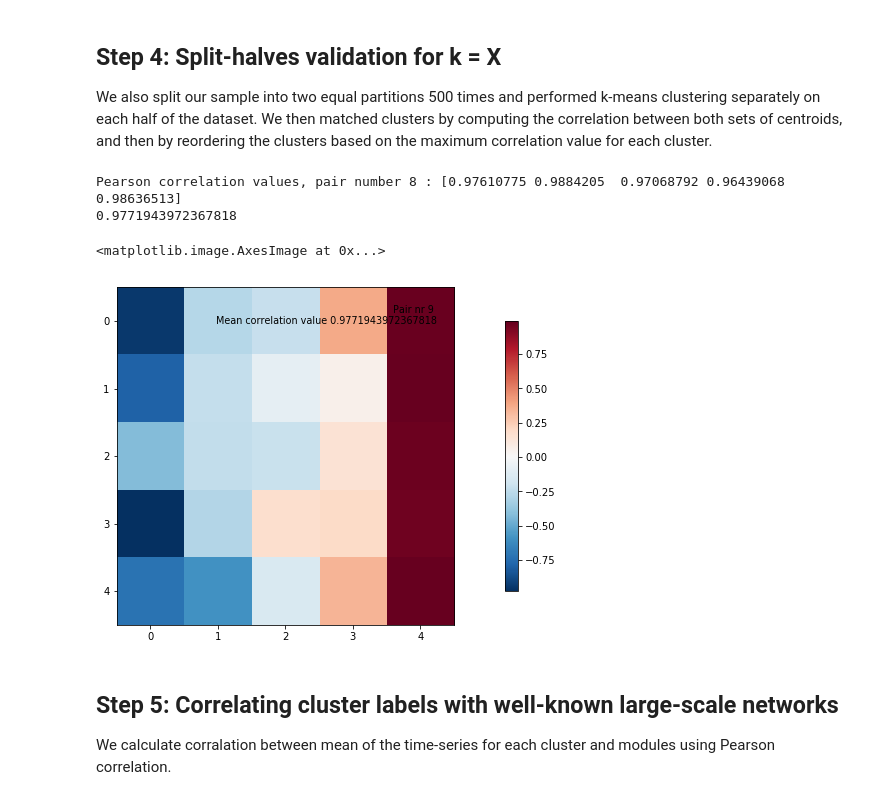
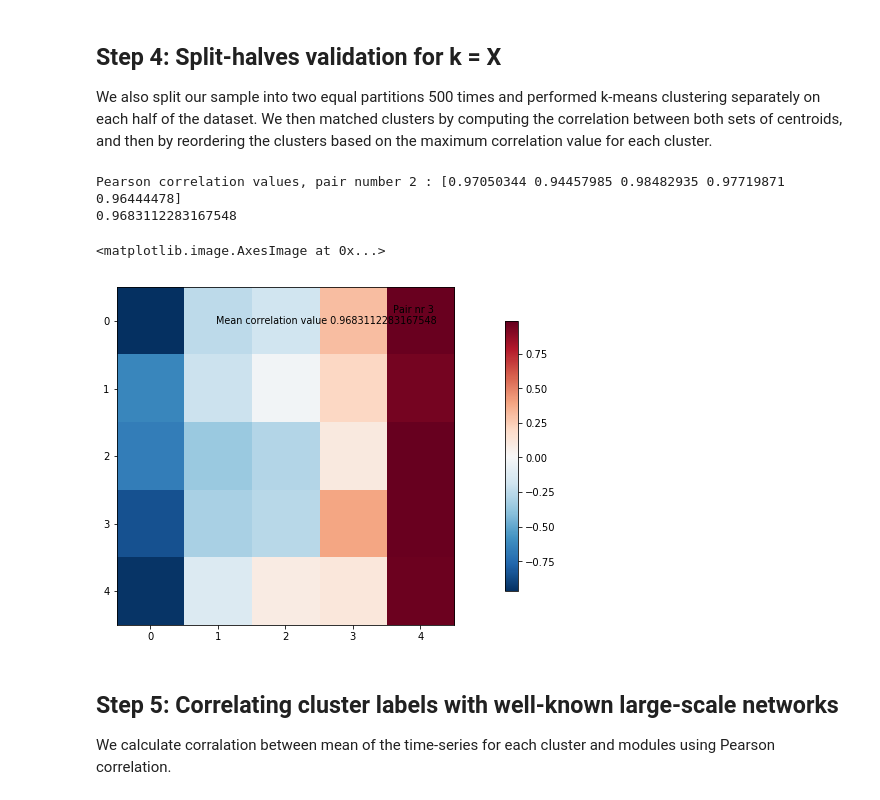
Before and after one commit to LeonBai/wm-brain-states, a Jupyter notebook: brain_states_analysis_power.ipynb, the cells around one changed output. Cells and saved outputs as stored; diff of their text form; code cells hidden in the pictures.

```diff
--- a/brain_states_analysis_power.ipynb
+++ b/brain_states_analysis_power.ipynb
@@ -199,17 +199,17 @@ for i in range(n_rep):
 # %%
 from nilearn import plotting
 
-num = 8
+num = 2
 
 print(f"Pearson correlation values, pair number {num} : {correlation_matrix_sort[num,:,-1]}")
 print(correlation_matrix_sort[num,:,-1].mean())
 
 plotting.plot_matrix(correlation_matrix_sort[num,:,:], title = f"Pair nr {num+1} \n Mean correlation value {correlation_matrix_sort[num,:,-1].mean()}")
 # %% [output]
-Pearson correlation values, pair number 8 : [0.97610775 0.9884205  0.97068792 0.96439068 0.98636513]
-0.9771943972367818
+Pearson correlation values, pair number 2 : [0.97050344 0.94457985 0.98482935 0.97719871 0.96444478]
+0.9683112283167548
 <matplotlib.image.AxesImage at 0x...>
-[figure, old version]
+[figure, new version]
 # %% [markdown]
 Step 5: Correlating cluster labels with well-known large-scale networks
 -------------------------------------------------------------------------
```
Also changed, not shown: parts of 2 cells of this notebook.
